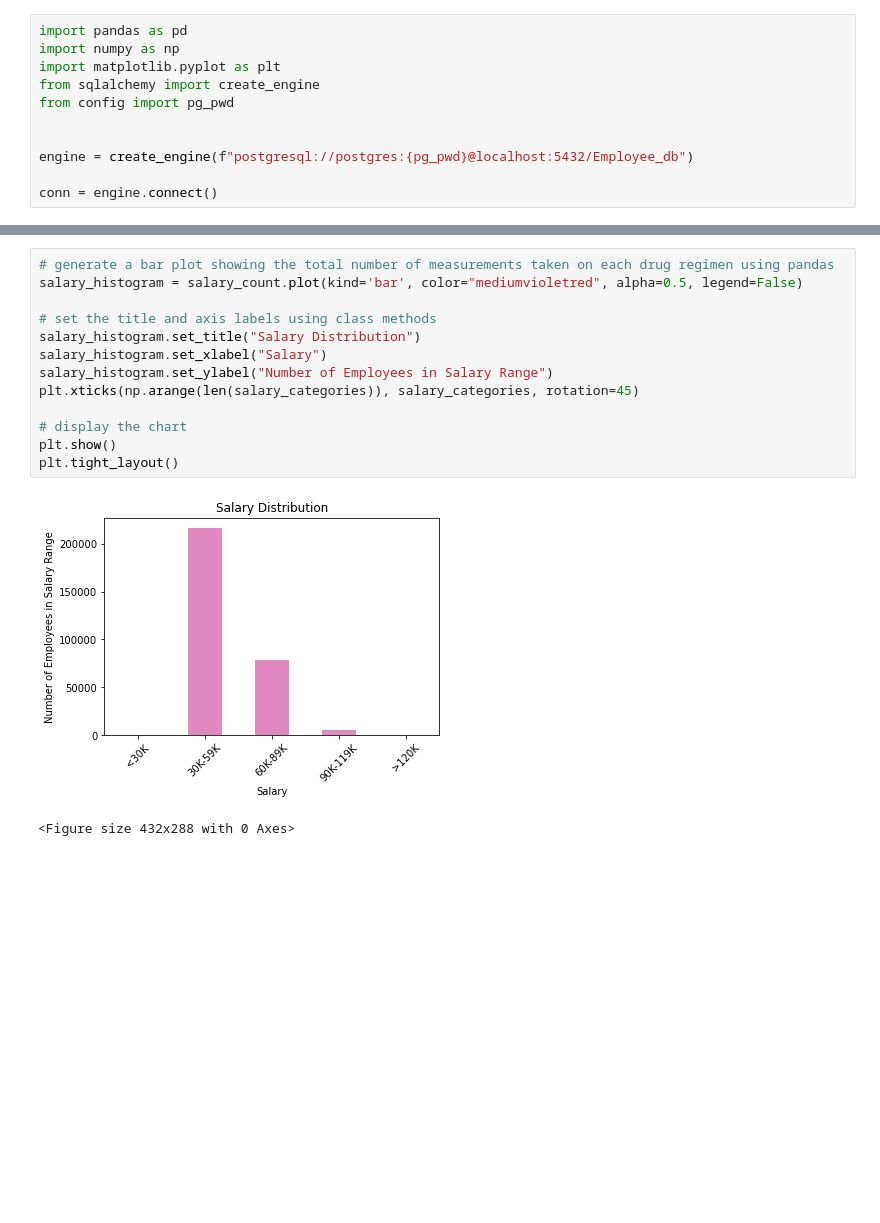
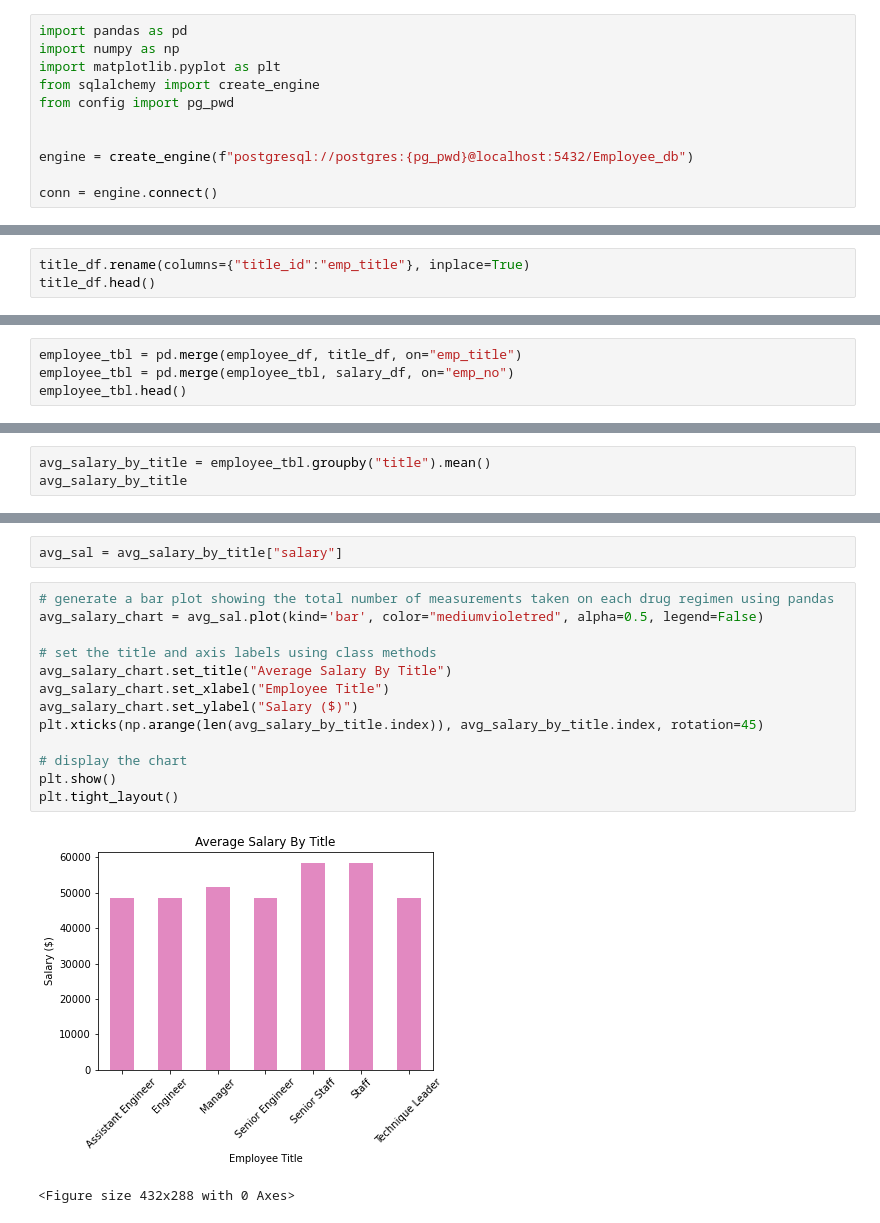
Before and after one commit to kmspitzer/Employee-SQL-DB, a Jupyter notebook: EmployeeSQL/EmployeeSQLtoPandas.ipynb, the cells around one changed output, grey strips where cells are left out. Drawn from its saved outputs; the diff is of its cells as text; blank space fills up the shorter version.

```diff
--- a/EmployeeSQL/EmployeeSQLtoPandas.ipynb
+++ b/EmployeeSQL/EmployeeSQLtoPandas.ipynb
@@ -14,0 +26,3 @@ salary_df = pd.read_sql_table("salaries", conn)
+# %%
+title_df.rename(columns={"title_id":"emp_title"}, inplace=True)
+title_df.head()
@@ -26,0 +45,4 @@ salary_df.describe()
+# %%
+employee_tbl = pd.merge(employee_df, title_df, on="emp_title")
+employee_tbl = pd.merge(employee_tbl, salary_df, on="emp_no")
+employee_tbl.head()
@@ -64,0 +65,3 @@ salary_count
+# %%
+avg_salary_by_title = employee_tbl.groupby("title").mean()
+avg_salary_by_title
@@ -65,17 +87,19 @@ salary_count
+# %%
+avg_sal = avg_salary_by_title["salary"]
 # %%
 # generate a bar plot showing the total number of measurements taken on each drug regimen using pandas
-salary_histogram = salary_count.plot(kind='bar', color="mediumvioletred", alpha=0.5, legend=False)
+avg_salary_chart = avg_sal.plot(kind='bar', color="mediumvioletred", alpha=0.5, legend=False)
 
 # set the title and axis labels using class methods
-salary_histogram.set_title("Salary Distribution")
-salary_histogram.set_xlabel("Salary")
-salary_histogram.set_ylabel("Number of Employees in Salary Range")
-plt.xticks(np.arange(len(salary_categories)), salary_categories, rotation=45)
+avg_salary_chart.set_title("Average Salary By Title")
+avg_salary_chart.set_xlabel("Employee Title")
+avg_salary_chart.set_ylabel("Salary ($)")
+plt.xticks(np.arange(len(avg_salary_by_title.index)), avg_salary_by_title.index, rotation=45)
 
 # display the chart
 plt.show()
 plt.tight_layout()
 # %% [output]
-[figure, old version]
+[figure, new version]
 <Figure size 432x288 with 0 Axes>
 # %%
```
Also changed, not shown: parts of 11 cells of this notebook.
